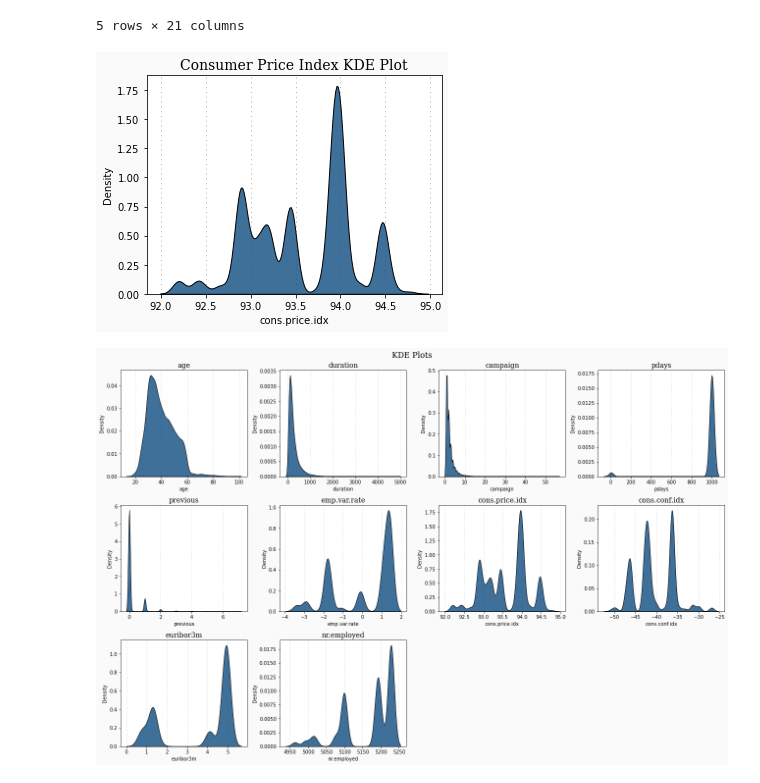
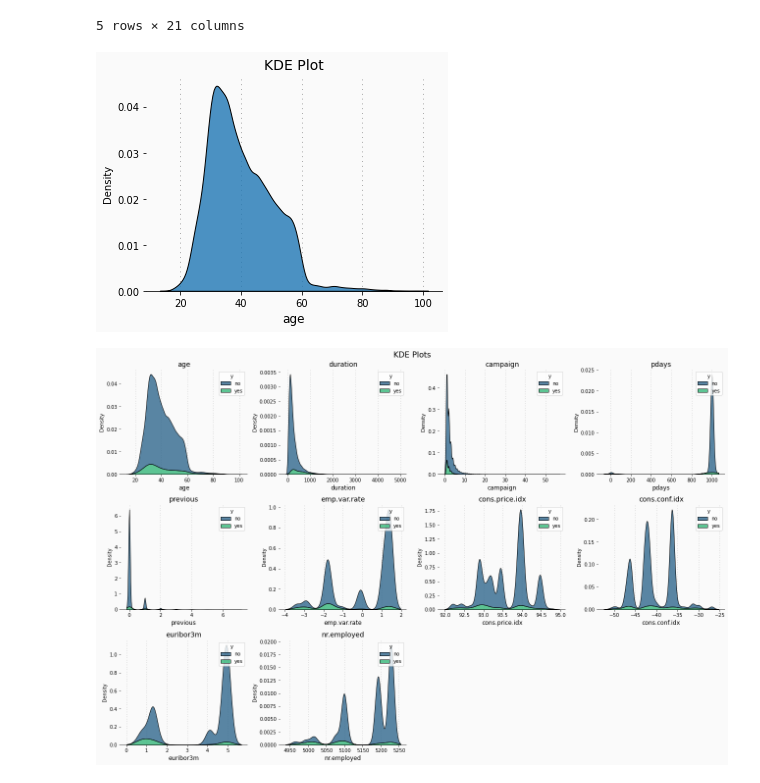
Before and after one commit to sinhars/Data-Visualization, a Jupyter notebook: demo.ipynb, the cells around one changed output. Saved outputs shown, nothing was run; the diff lists cells and outputs as text; code cells hidden in the pictures.

Commit message:
Added KDE plots by category and a generic function for creating multiplots

```diff
--- a/demo.ipynb
+++ b/demo.ipynb
@@ -29,11 +29,11 @@ for pkg in customPackages:
     reload(sys.modules[pkg]) if pkg in sys.modules else __import__(pkg)
 vis = sys.modules["visualizations"].Visualizations()
 # %%
-vis.drawKDEPlot(data=df, variable="cons.price.idx", title="Consumer Price Index KDE Plot")
+vis.drawKDEPlot(data=df, variable="age", title="KDE Plot")
 # %% [output]
-[figure, old version]
+[figure, new version]
 # %%
 variables = list(df.columns[df.dtypes != object])
-vis.drawMultipleKDEPlots(data=df, variables=variables, figSize=(18,12), title="KDE Plots", showGrid=True)
+vis.drawMultipleKDEPlotsByCategory(data=df, variables=variables, category="y", figSize=(18,12), title="KDE Plots", showGrid=True)
 # %% [output]
-[figure, old version]
+[figure, new version]
```
Also changed, not shown: 1 other file.
